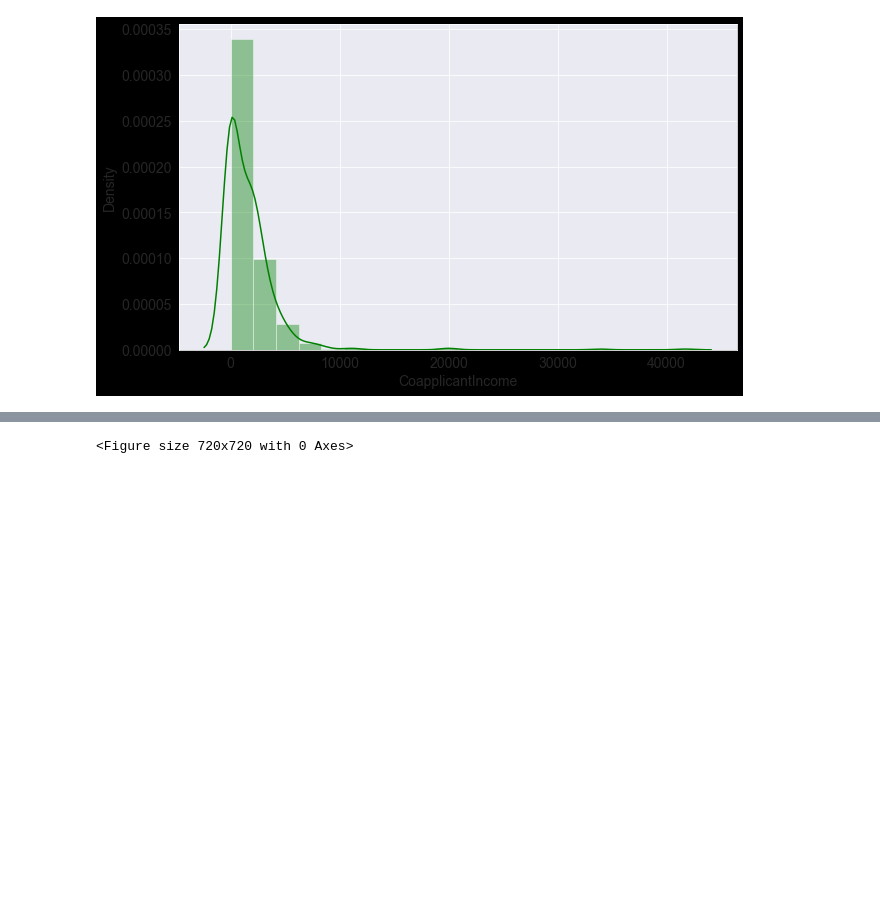
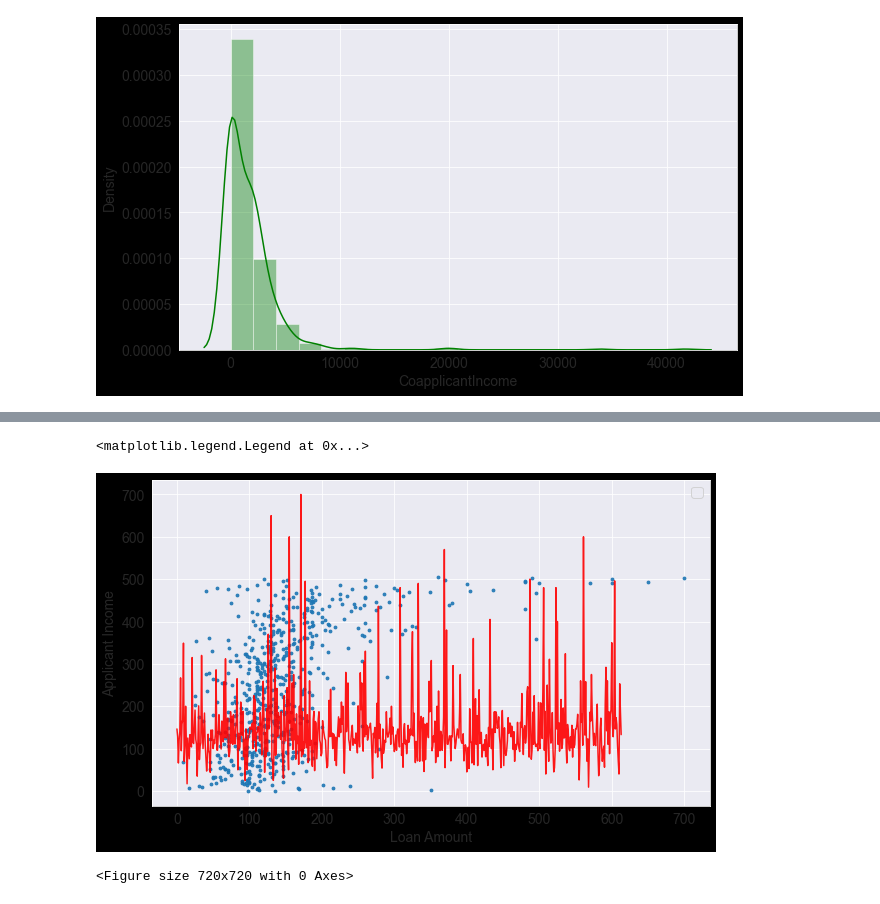
Before and after one commit to wessware/credit_worth_evaluation_ML_modelling, a Jupyter notebook: models/loan_SVM.ipynb, the cells around one changed output, grey strips where cells are left out. Saved outputs shown, nothing was run; the diff lists cells and outputs as text; code cells hidden in the pictures; blank space fills up the shorter version.

```diff
--- a/models/loan_SVM.ipynb
+++ b/models/loan_SVM.ipynb
@@ -211,3 +211,12 @@ fig.show()
 fig = px.scatter(loan_data, x='LoanAmount', y='ApplicantIncome', title='Loan Amount vs Applicants Income')
 fig.update_traces(marker_size=5)
 fig.show()
+# %%
+loan = loan_data.LoanAmount
+income = loan_data.ApplicantIncome
+plt.plot(loan, 'r', alpha=0.9)
+plt.scatter(loan, income, s=8, alpha=0.9)
+plt.xlabel('Loan Amount')
+plt.ylabel('Applicant Income')
+plt.legend()
+# %% [output]
@@ -214,3 +224,5 @@ fig.show()
+<matplotlib.legend.Legend at 0x...>
+[figure, added]
 # %%
 fig = px.strip(loan_data, x='Self_Employed', y='LoanAmount', color='Self_Employed', title='Loan Amount vs Applicants Employment Status')
 fig.update_traces(marker_size=5)
```
Also changed, not shown: parts of 1 cell of this notebook, 1 other file.
